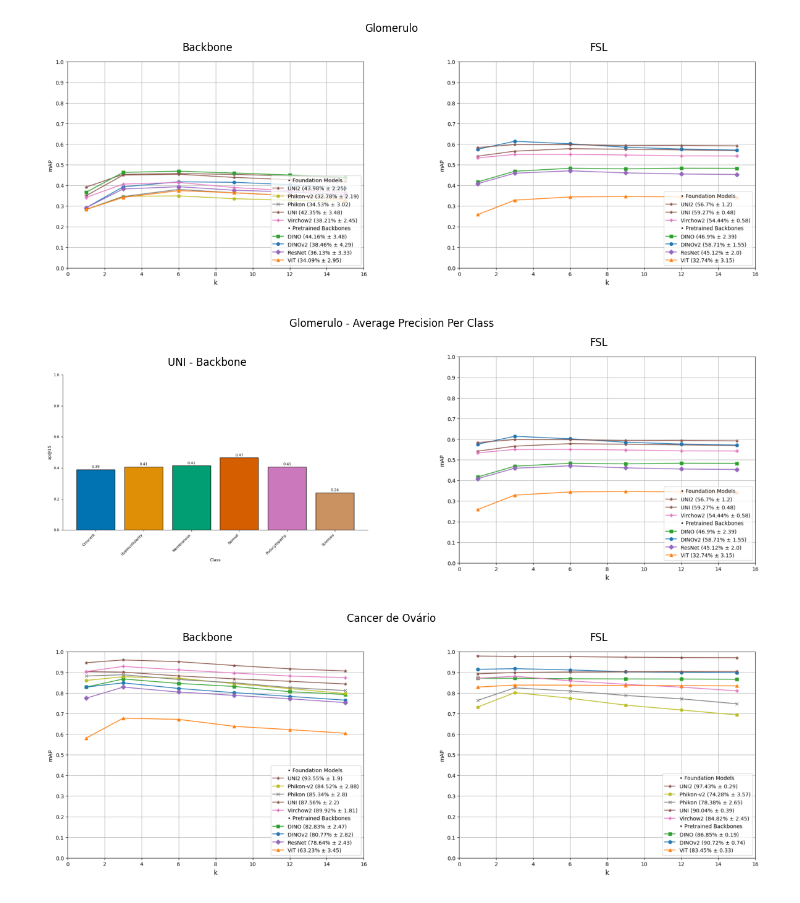
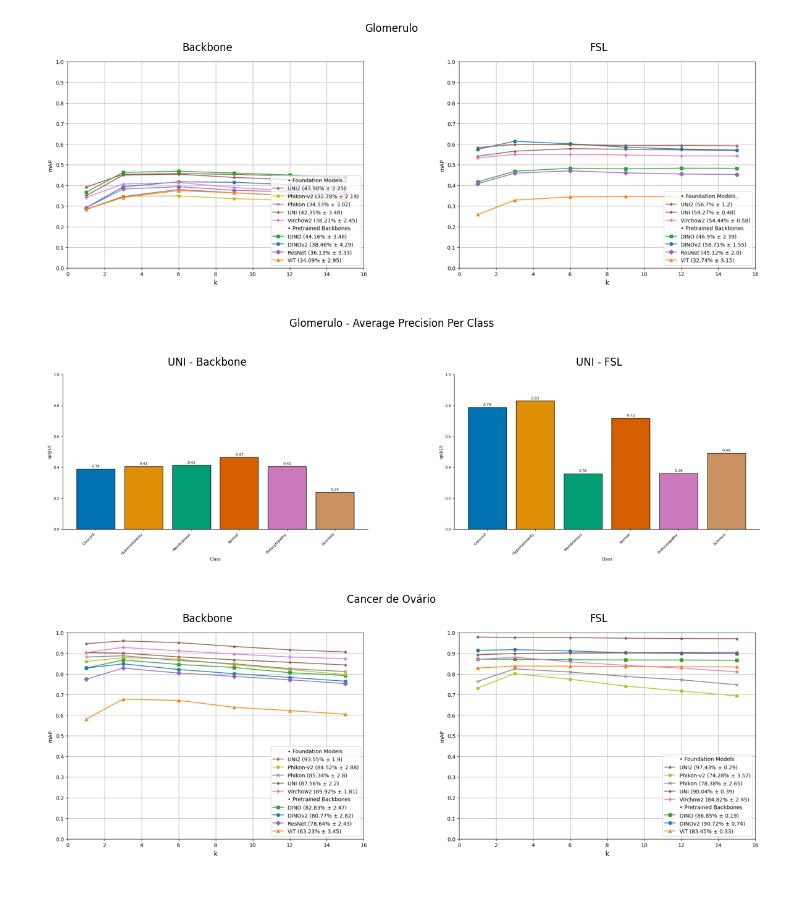
Before and after one commit to maods2/master-research-image-retrieval, a Jupyter notebook: notebooks/experiment_comparision_dataset_v2.ipynb, the cells around one changed output. Saved outputs shown, nothing was run; the diff lists cells and outputs as text; code cells hidden in the pictures.

```diff
--- a/notebooks/experiment_comparision_dataset_v2.ipynb
+++ b/notebooks/experiment_comparision_dataset_v2.ipynb
@@ -28,13 +28,13 @@ plot_images_side_by_side(
 # %%
 plot_images_side_by_side(
     img_path1='./retr_test_backone/glomerulo-uni.png',
-    img_path2='./retr_test_fsl/glomerulo.png',
+    img_path2='./retr_test_fsl/glomerulo-uni.png',
     global_title='Glomerulo - Average Precision Per Class',
     img1_title='UNI - Backbone',
-    img2_title='FSL'
+    img2_title='UNI - FSL'
     )
 # %% [output]
-[figure, old version]
+[figure, new version]
 # %%
 plot_images_side_by_side(
     img_path1='./retr_test_backone/ovarian_cancer.png',
```
